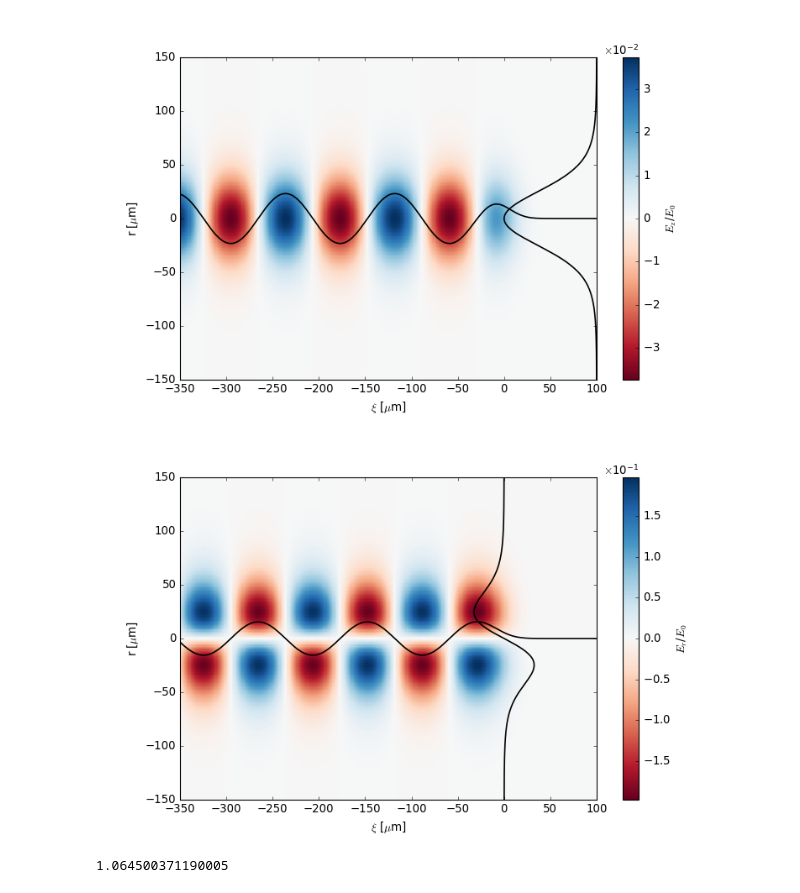
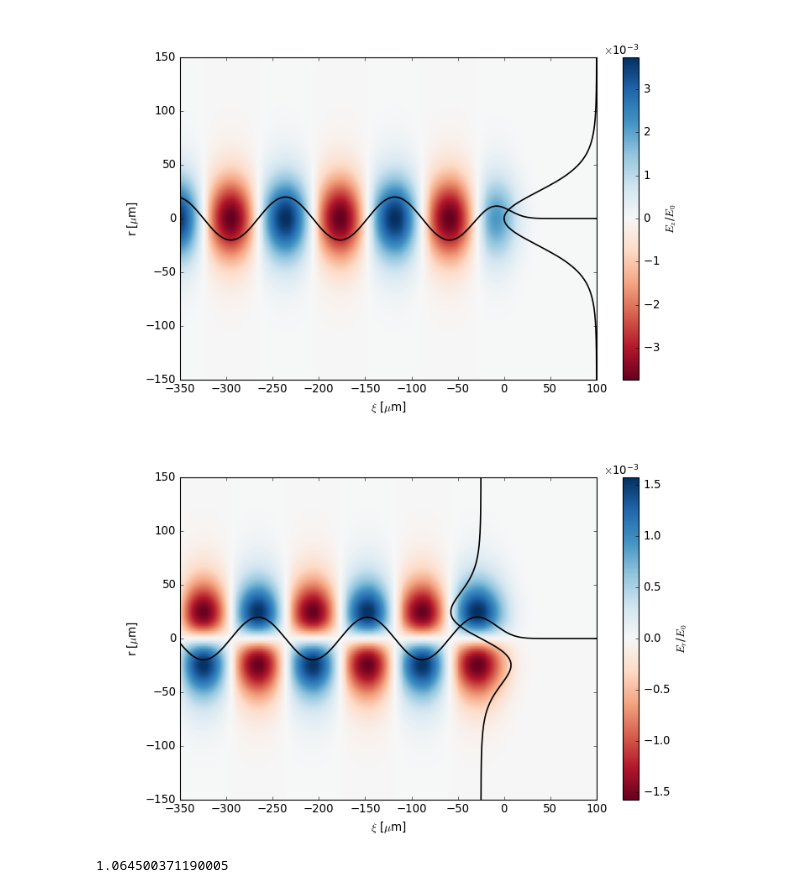
Before and after one commit to MaxVarverakis/PositronPWFA, a Jupyter notebook: linearWF_analysis.ipynb, the cells around one changed output. Drawn from its saved outputs; the diff is of its cells as text; code cells hidden in the pictures.

```diff
--- a/linearWF_analysis.ipynb
+++ b/linearWF_analysis.ipynb
@@ -35,4 +35,20 @@ plt.style.use('classic')
 
 from scipy.integrate import quad
 import scipy.special as special
+
+g = True
+
+if g:
+    d = 'Gaussian'
+else:
+    d = 'Step'
+
+ts = LpaDiagnostics('/Users/max/HiPACE/recovery/diags/hdf5/linearSI/' + d + '/', check_all_files = True)
+beamInsitu = diag.read_file('/Users/max/HiPACE/recovery/diags/insitu/linearSI/' + d + '/reduced_beam.0000.txt')
+plasmaInsitu = diag.read_file('/Users/max/HiPACE/recovery/diags/insitu/linearSI/' + d + '/reduced_plasma.0000.txt')
+
+ExmBy, info = ts.get_field('ExmBy', iteration = 0)
+EZ, _ = ts.get_field('Ez', iteration = 0)
+rho, _ = ts.get_field('rho', iteration = 0)
+By, _ = ts.get_field('By', iteration = 0)
 # %%
@@ -245,15 +351,20 @@ def Er(r: np.ndarray, dr: float, xi: np.ndarray, dz: float, Nb: float, n0: float
 # %%
 # DOMAIN
 res = 1e-6 # m
-# rmin, rmax, ximin, ximax = -150e-6, 150e-6, -100e-6, 350e-6 # m
+num = 512 # m
 rmin, rmax, ximin, ximax = -150e-6, 150e-6, -350e-6, 100e-6 # m
-r, xi = np.arange(rmin, rmax, res), np.arange(ximin, ximax, res)
+r, xi = np.linspace(rmin, rmax, num - 1), np.linspace(ximin, ximax, num)
+# r, xi = np.arange(rmin, rmax, res), np.arange(ximin, ximax, res)
 
 # print(r.shape, xi.shape)
 
+# print(np.argmin(abs(r)))
+# print(r[254], r[256])
+r[r==0] = 1e-12
+
 # BEAM PARAMETERS
 u = 'SI'
-Nb = 4e8
+Nb = 4e7 # 124338 # 4e8
 n0 = 8e16   # cm^-3
 dr = 20e-6  # m
 dz = 15e-6  # m
@@ -345,31 +456,31 @@ plt.show()
 [figure]
 # %%
 GeV = False
-Xi, R, E_r = Er(r, dr, xi, dz, Nb, n0, gauss = True, eV = GeV)
+Xi, R, E_r = Er(r, dr, xi, dz, Nb, n0, gauss = g, eV = GeV)
 
 plt.close()
 plt.figure(6, figsize = (10, 6), facecolor = 'w')
 img = plt.pcolormesh(1e6 * xi, 1e6 * r, E_r, cmap = 'RdBu') #, vmin = -1e-3, vmax = 1e-3) # why did we need to multiply by 1e-5?  Where did it come from?
 
 plt.xlim(1e6 * ximin, 1e6 * ximax)
 # plt.xlim(1e6 * ximax, 1e6 * ximin)
 plt.ylim(1e6 * rmin, 1e6 * rmax)
 plt.xlabel(r'$\xi$ [$\mu$m]')
 plt.ylabel(r'r [$\mu$m]')
 
-plt.plot(1e6 * xi, 1e-12 * Xi, 'k', linewidth = 1.5)
-plt.plot(.325e2 * max(R)**-1 * R, 1e6 * r, 'k', linewidth = 1.5)
+plt.plot(1e6 * xi, 20 * max(Xi)**-1 * Xi, 'k', linewidth = 1.5)
+plt.plot(-.325e2 * max(R)**-1 * R - 25, 1e6 * r, 'k', linewidth = 1.5)
 
 cb = plt.colorbar(img)
 cb.formatter.set_powerlimits((0, 0))
 cb.formatter.set_useMathText(True)
 
 if GeV:
     cb.set_label(r'$E_r$ [GeV$\cdot$m$^{-1}$]')
 else:
     cb.set_label(r'$E_r$/$E_0$')
 
 plt.show()
 # %% [output]
-[figure, old version]
+[figure, new version]
 # %%
```
Also changed, not shown: parts of 20 cells of this notebook, 2 other files.
